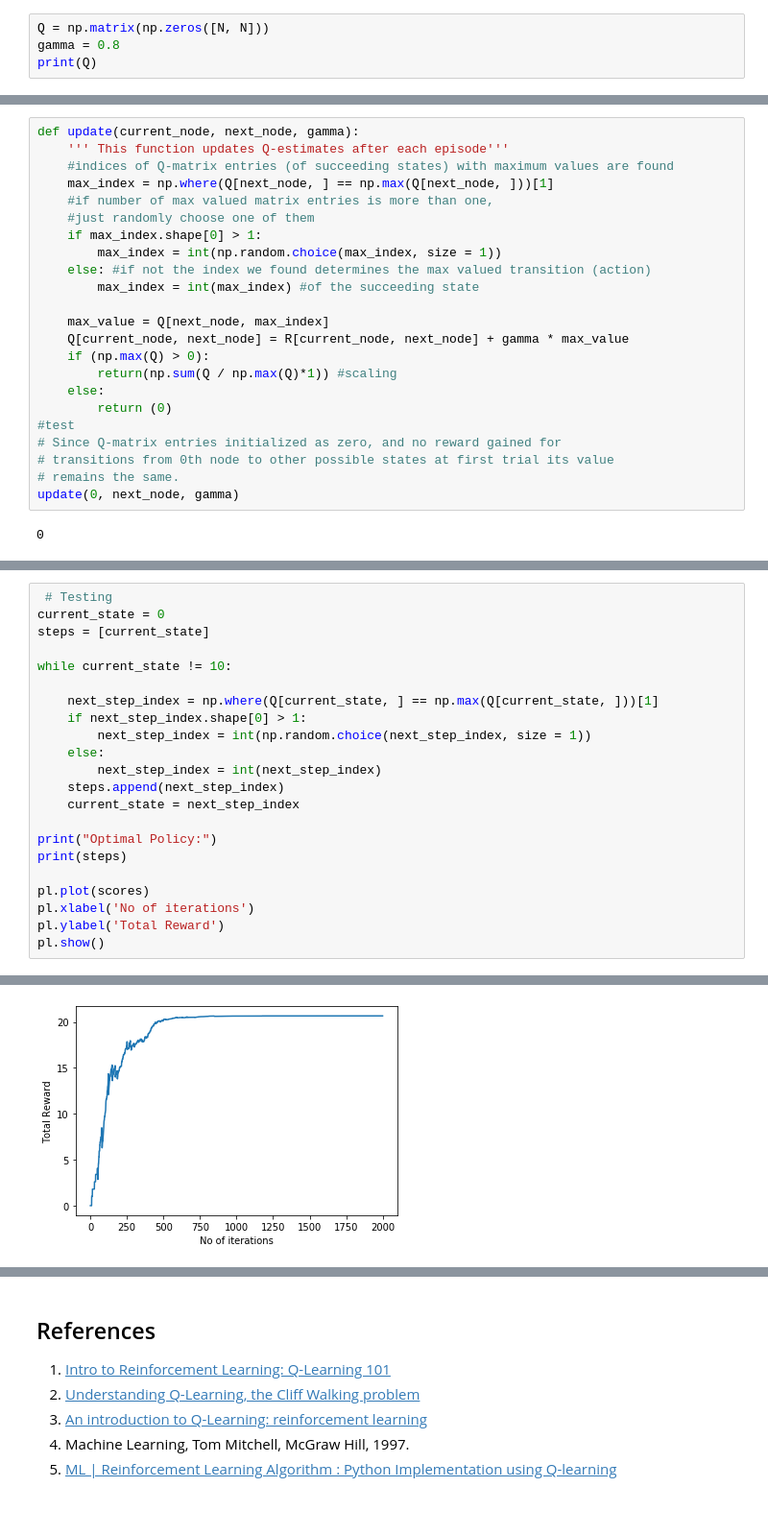
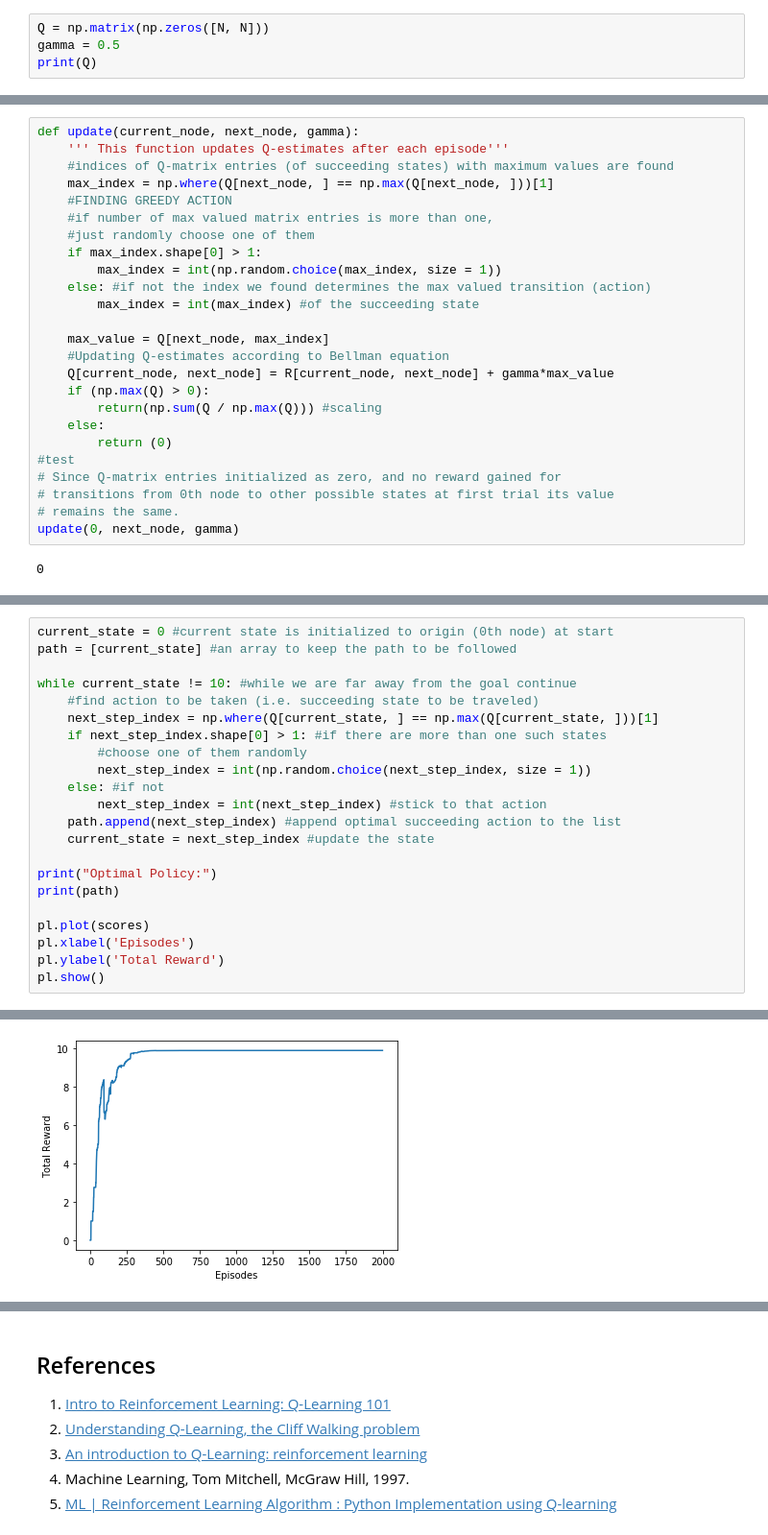
Before and after one commit to duyqu-chan/Reinforcement-Learning, a Jupyter notebook: Optimal_Path_Finding.ipynb, the cells around one changed output, grey strips where cells are left out. Shown at 96% size. Drawn from its saved outputs; the diff is of its cells as text.

```diff
--- a/Optimal_Path_Finding.ipynb
+++ b/Optimal_Path_Finding.ipynb
@@ -70,6 +70,6 @@ For each state and action we need to initialize Q-estimates to zero (i.e. $\hat{
 # %%
 Q = np.matrix(np.zeros([N, N]))
-gamma = 0.8
+gamma = 0.5
 print(Q)
 # %% [output]
 [[0. 0. 0. 0. 0. 0. 0. 0. 0. 0. 0.]
@@ -147,6 +147,7 @@ def update(current_node, next_node, gamma):
     ''' This function updates Q-estimates after each episode'''
     #indices of Q-matrix entries (of succeeding states) with maximum values are found
     max_index = np.where(Q[next_node, ] == np.max(Q[next_node, ]))[1]
+    #FINDING GREEDY ACTION
     #if number of max valued matrix entries is more than one,
     #just randomly choose one of them
     if max_index.shape[0] > 1:
@@ -155,9 +156,10 @@ def update(current_node, next_node, gamma):
         max_index = int(max_index) #of the succeeding state
 
     max_value = Q[next_node, max_index]
-    Q[current_node, next_node] = R[current_node, next_node] + gamma * max_value
+    #Updating Q-estimates according to Bellman equation
+    Q[current_node, next_node] = R[current_node, next_node] + gamma*max_value
     if (np.max(Q) > 0):
-        return(np.sum(Q / np.max(Q)*1)) #scaling
+        return(np.sum(Q / np.max(Q))) #scaling
     else:
         return (0)
 #test
@@ -207,23 +204,23 @@ Converged Q-matrix:
 # %%
- # Testing
-current_state = 0
-steps = [current_state]
+current_state = 0 #current state is initialized to origin (0th node) at start
+path = [current_state] #an array to keep the path to be followed
 
-while current_state != 10:
-
+while current_state != 10: #while we are far away from the goal continue
+    #find action to be taken (i.e. succeeding state to be traveled)
     next_step_index = np.where(Q[current_state, ] == np.max(Q[current_state, ]))[1]
-    if next_step_index.shape[0] > 1:
+    if next_step_index.shape[0] > 1: #if there are more than one such states
+        #choose one of them randomly
         next_step_index = int(np.random.choice(next_step_index, size = 1))
-    else:
-        next_step_index = int(next_step_index)
-    steps.append(next_step_index)
-    current_state = next_step_index
+    else: #if not
+        next_step_index = int(next_step_index) #stick to that action
+    path.append(next_step_index) #append optimal succeeding action to the list
+    current_state = next_step_index #update the state
 
 print("Optimal Policy:")
-print(steps)
+print(path)
 
 pl.plot(scores)
-pl.xlabel('No of iterations')
+pl.xlabel('Episodes')
 pl.ylabel('Total Reward')
 pl.show()
 # %% [output]
@@ -232 +229 @@ Optimal Policy:
-[figure, old version]
+[figure, new version]
```
Also changed, not shown: parts of 15 cells of this notebook.
